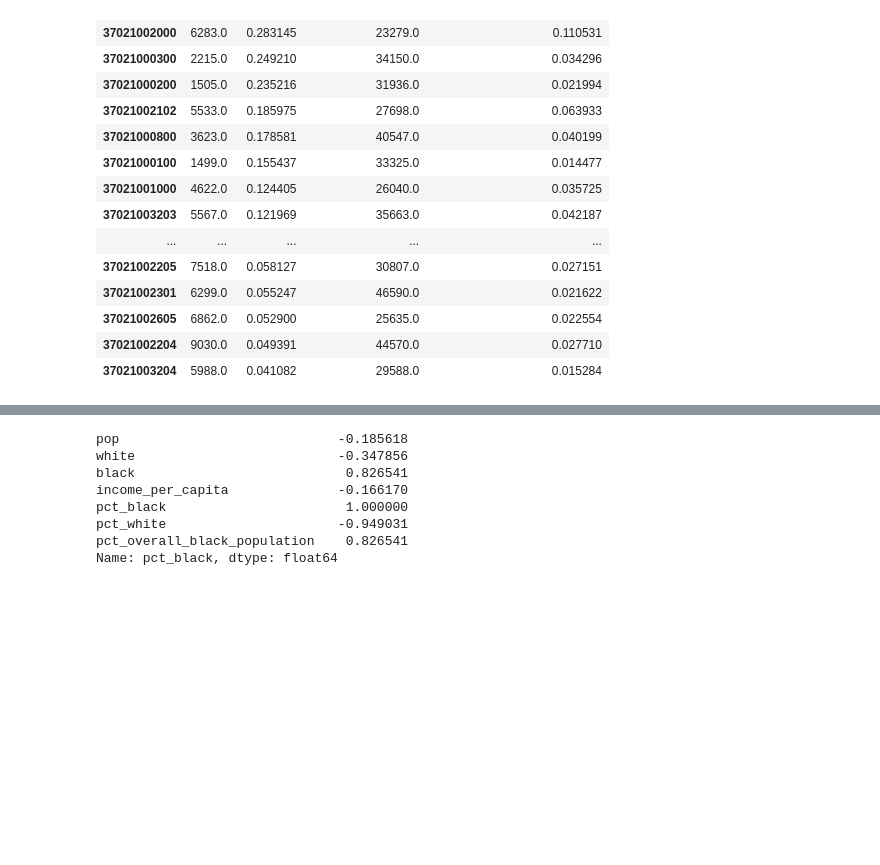
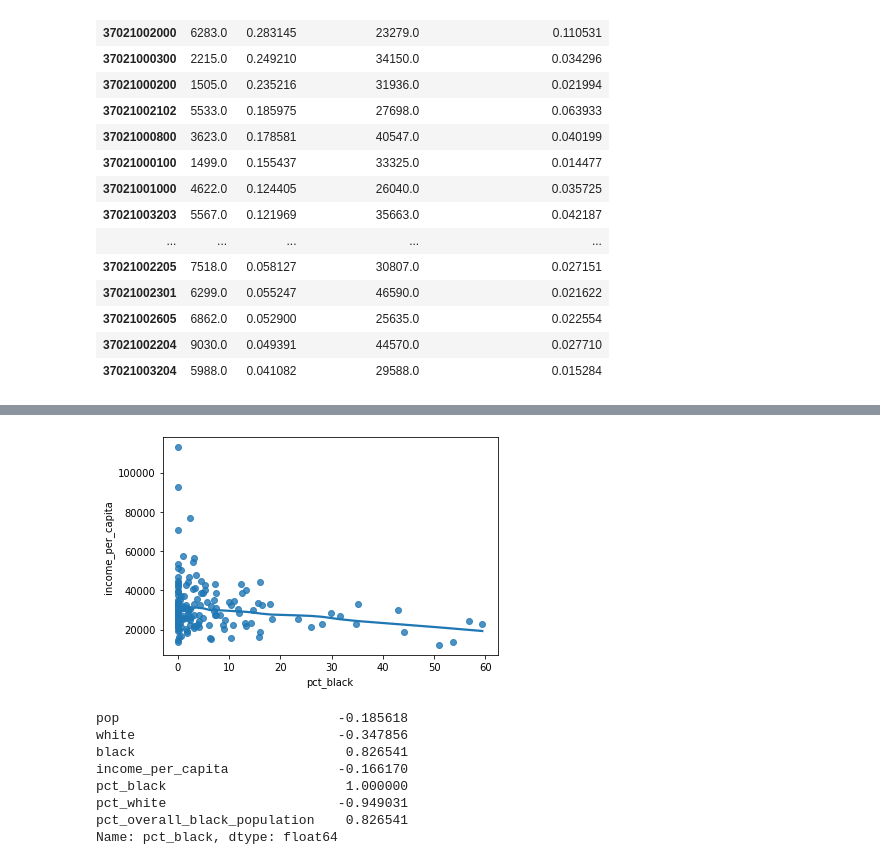
Before and after one commit to sinasinai/exploratory, a Jupyter notebook: asheville demos.ipynb, the cells around one changed output, grey strips where cells are left out. Drawn from its saved outputs; the diff is of its cells as text; code cells hidden in the pictures; blank space fills up the shorter version.

```diff
--- a/asheville demos.ipynb
+++ b/asheville demos.ipynb
@@ -62,0 +105,8 @@ buncombe = gpdf[['GEOID','geometry']].merge(df,left_on='GEOID',right_on='tract_i
+# %%
+pct_cols = [c for c in df.columns if 'pct' in c]
+
+for c in pct_cols:
+    df[c] = (df[c]*100).round(2)
+# %%
+df = df.reset_index()
+df.sort_values(by='pct_black',ascending=False).head()
@@ -62,0 +120,6 @@ buncombe = gpdf[['GEOID','geometry']].merge(df,left_on='GEOID',right_on='tract_i
+# %%
+shape_path = './tl_2018_37_bg'
+gpdf = gp.read_file(shape_path)
+gpdf = gpdf.loc[gpdf.COUNTYFP == '021']
+# %%
+buncombebg = gpdf[['GEOID','geometry']].merge(df,left_on='GEOID',right_on='block_group_id',how='inner').drop(columns='GEOID')
@@ -114,3 +199,8 @@ plt.show()
+# %%
+sns.regplot(x=buncombebg.pct_black,y=buncombebg.income_per_capita,lowess=True)
+plt.show()
+# %% [output]
+[figure, added]
 # %%
 buncombe.corr()['pct_black']
 # %% [output]
```
Also changed, not shown: parts of 20 cells of this notebook, 1 other file.
